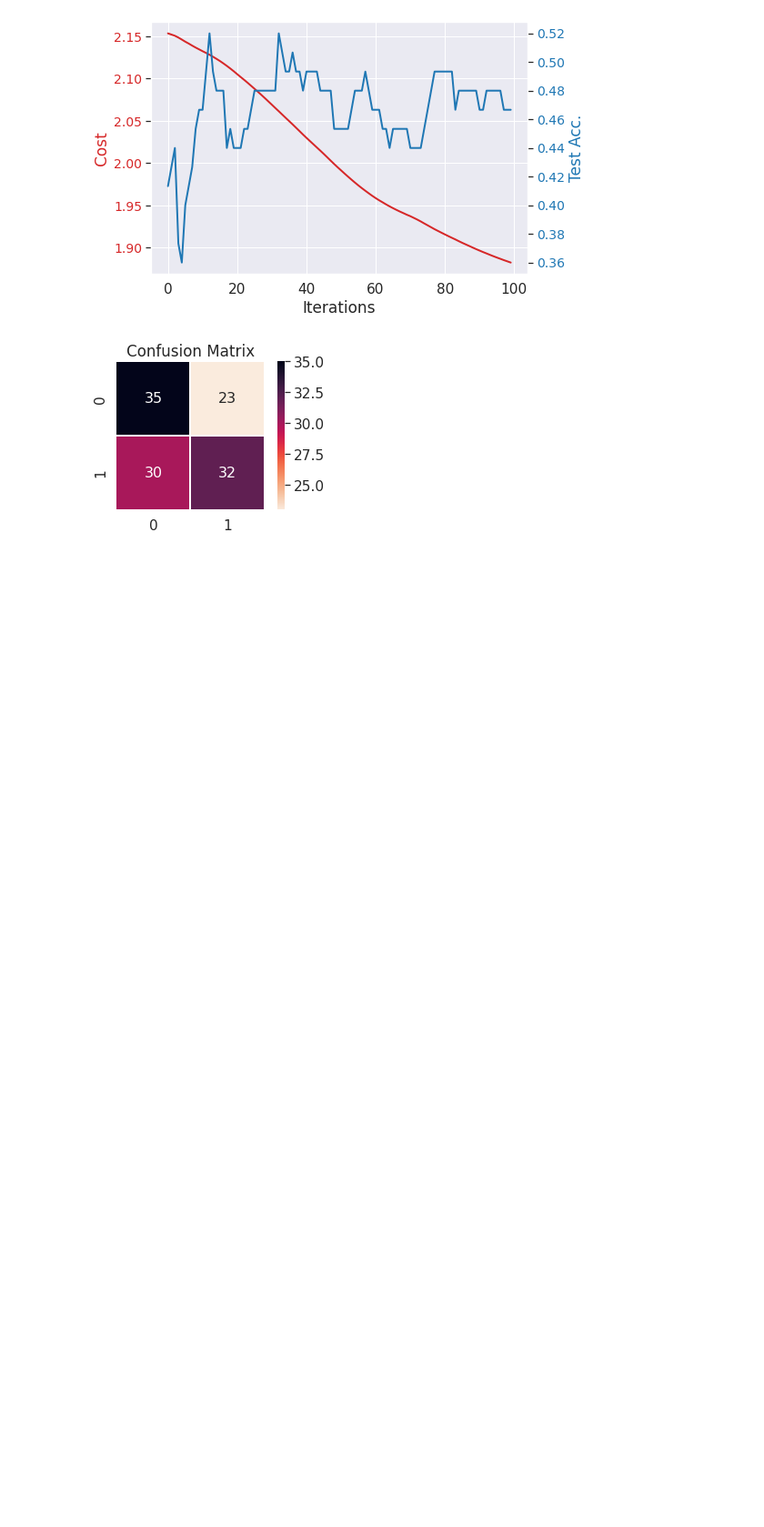
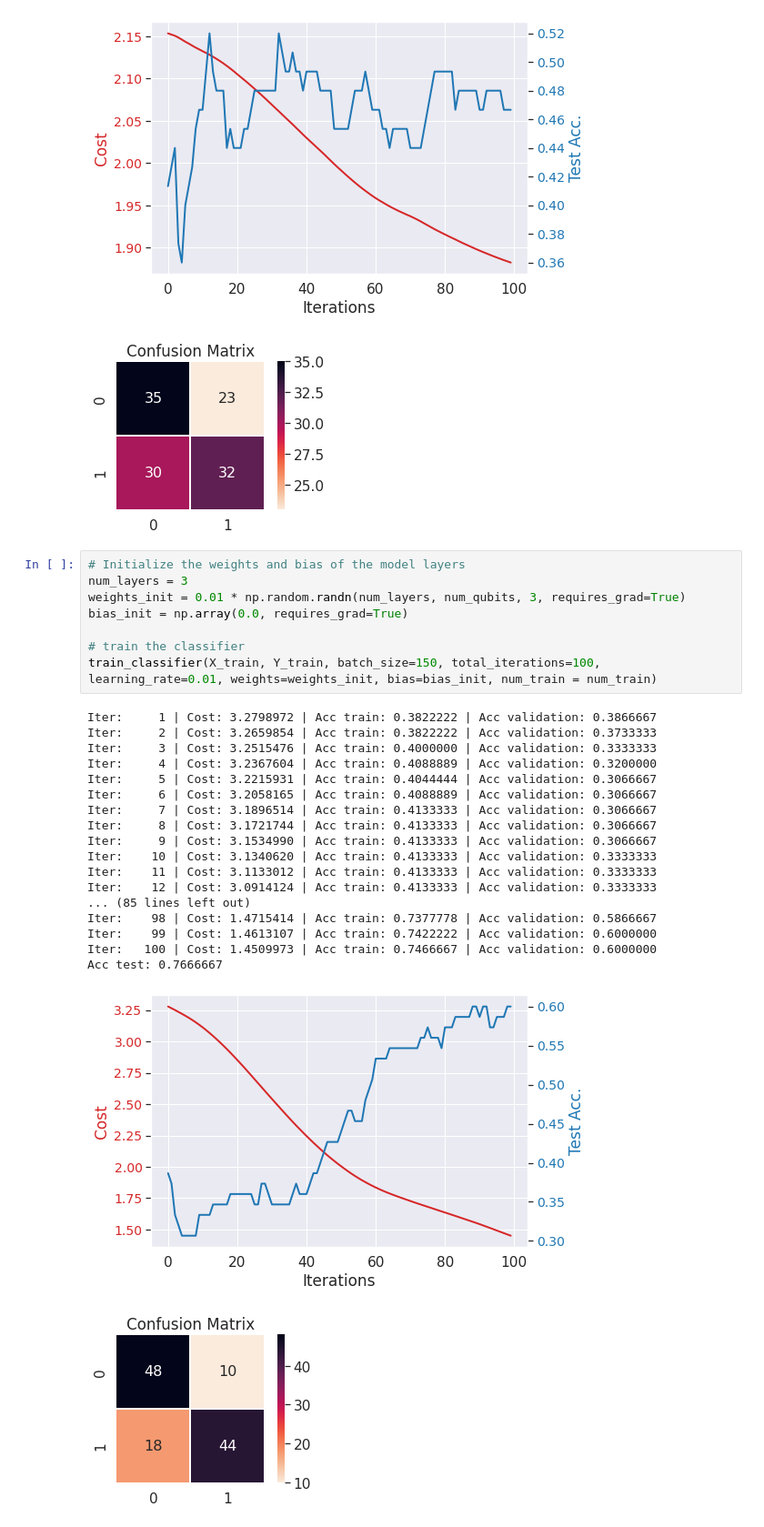
Before and after one commit to rvaghashiya/QOSF_Screening_Task2, a Jupyter notebook: Variational_Classifier_with_Angle_Encoding.ipynb, the cells around one changed output. Shown at 91% size. Cells and saved outputs as stored; diff of their text form; blank space fills up the shorter version.

Commit message:
Added circuit eval for three layers

```diff
--- a/Variational_Classifier_with_Angle_Encoding.ipynb
+++ b/Variational_Classifier_with_Angle_Encoding.ipynb
@@ -389,3 +389,31 @@ Iter:   100 | Cost: 1.8825517 | Acc train: 0.6222222 | Acc validation: 0.4666667
 Acc test: 0.5583333
 [figure]
 [figure]
+# %%
+# Initialize the weights and bias of the model layers
+num_layers = 3
+weights_init = 0.01 * np.random.randn(num_layers, num_qubits, 3, requires_grad=True)
+bias_init = np.array(0.0, requires_grad=True)
+
+# train the classifier
+train_classifier(X_train, Y_train, batch_size=150, total_iterations=100, learning_rate=0.01, weights=weights_init, bias=bias_init, num_train = num_train)
+# %% [output]
+Iter:     1 | Cost: 3.2798972 | Acc train: 0.3822222 | Acc validation: 0.3866667
+Iter:     2 | Cost: 3.2659854 | Acc train: 0.3822222 | Acc validation: 0.3733333
+Iter:     3 | Cost: 3.2515476 | Acc train: 0.4000000 | Acc validation: 0.3333333
+Iter:     4 | Cost: 3.2367604 | Acc train: 0.4088889 | Acc validation: 0.3200000
+Iter:     5 | Cost: 3.2215931 | Acc train: 0.4044444 | Acc validation: 0.3066667
+Iter:     6 | Cost: 3.2058165 | Acc train: 0.4088889 | Acc validation: 0.3066667
+Iter:     7 | Cost: 3.1896514 | Acc train: 0.4133333 | Acc validation: 0.3066667
+Iter:     8 | Cost: 3.1721744 | Acc train: 0.4133333 | Acc validation: 0.3066667
+Iter:     9 | Cost: 3.1534990 | Acc train: 0.4133333 | Acc validation: 0.3066667
+Iter:    10 | Cost: 3.1340620 | Acc train: 0.4133333 | Acc validation: 0.3333333
+Iter:    11 | Cost: 3.1133012 | Acc train: 0.4133333 | Acc validation: 0.3333333
+Iter:    12 | Cost: 3.0914124 | Acc train: 0.4133333 | Acc validation: 0.3333333
+... (85 lines left out)
+Iter:    98 | Cost: 1.4715414 | Acc train: 0.7377778 | Acc validation: 0.5866667
+Iter:    99 | Cost: 1.4613107 | Acc train: 0.7422222 | Acc validation: 0.6000000
+Iter:   100 | Cost: 1.4509973 | Acc train: 0.7466667 | Acc validation: 0.6000000
+Acc test: 0.7666667
+[figure, added]
+[figure, added]
```
